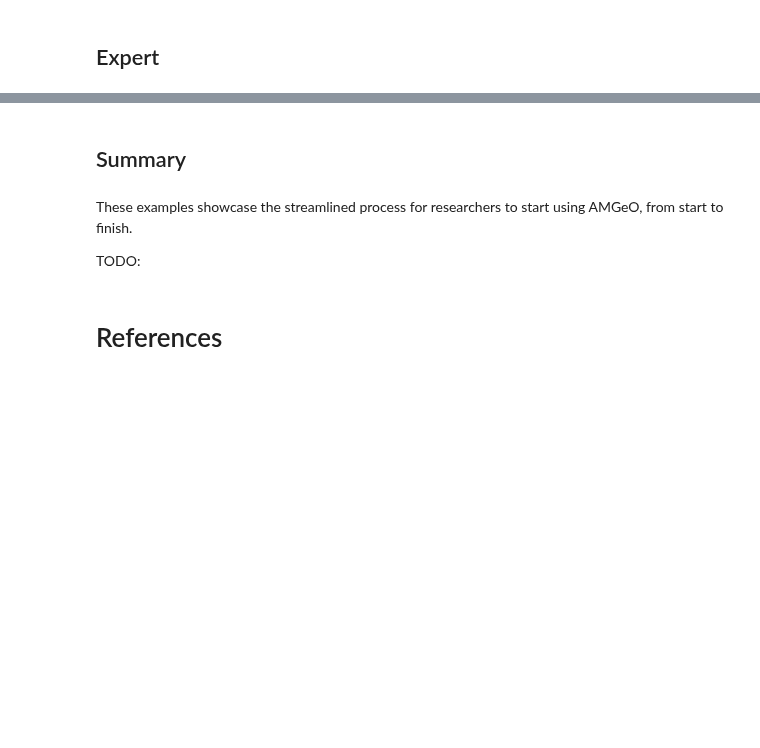
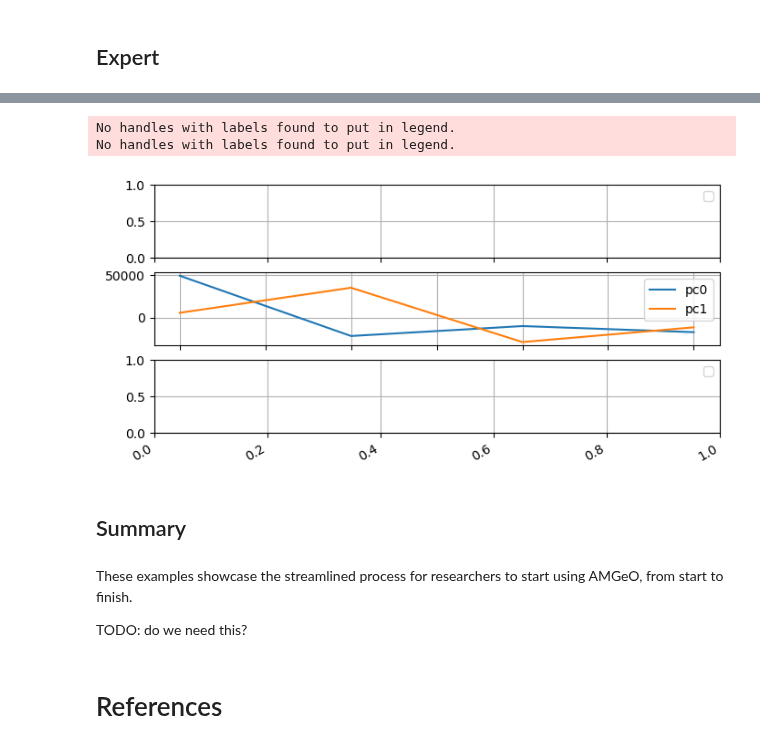
Before and after one commit to AMGeO-Collaboration/Earthcube-Meeting-2021, a Jupyter notebook: notebooks/WM_0_Developing An API For AMGeO Users.ipynb, the cells around one changed output, grey strips where cells are left out. Saved outputs shown, nothing was run; the diff lists cells and outputs as text; code cells hidden in the pictures; blank space fills up the shorter version.

```diff
--- a/notebooks/WM_0_Developing An API For AMGeO Users.ipynb
+++ b/notebooks/WM_0_Developing An API For AMGeO Users.ipynb
@@ -262,0 +410,7 @@ ax.scatter(0, int(v))
+# %%
+# scikit pca
+# TODO: set expert dir
+api.set_output_dir(intermediate_dir)
+
+dates = controller.browse()
+dates
@@ -262,0 +419,4 @@ ax.scatter(0, int(v))
+# %%
+ds = controller.load(dates[0])
+epots = ds['epot']
+epots
@@ -263 +441,33 @@ ax.scatter(0, int(v))
+# %%
+epots_flat = [el.values.flatten() for el in epots]
+# %%
+X = np.row_stack(epots_flat)
+n_pcs = 4
+pca = PCA(n_components=n_pcs)
+pca.fit(X)
+variance_ratio = pca.explained_variance_ratio_
+X1 = pca.transform(X)
+# %%
+# TODO: finish this up
+
+f = plt.figure(figsize=(8,4),dpi=100)
+ax1 = f.add_subplot(311)
+ax2 = f.add_subplot(312)
+ax3 = f.add_subplot(313)
+
+# dts = jdarr2datetime(np.array(jds))
+dts = [0, 1, 2, 3] # get actual datetimes
+# ax1.plot(dts,cpcps,label='cpcp')
+for i_pc in range(2):
+    ax2.plot(dts,X1[:,i_pc],label='pc{}'.format(i_pc))
+# ax3.plot(dts,bys,label='by')
+# ax3.plot(dts,bzs,label='bz')
+for ax in [ax1,ax2,ax3]:
+    ax.legend()
+    ax.grid(True)
+f.autofmt_xdate()
+# %% [output]
+No handles with labels found to put in legend.
+No handles with labels found to put in legend.
+[figure, added]
 # %%
@@ -267,7 +477,7 @@ ax.scatter(0, int(v))
 # %% [markdown]
 These examples showcase the streamlined process for researchers to start using AMGeO, from start to finish.
 
-TODO:
+TODO: do we need this?
 # %% [markdown]
 # References
 # %% [markdown]
```
Also changed, not shown: parts of 27 cells of this notebook, 18 other files.
